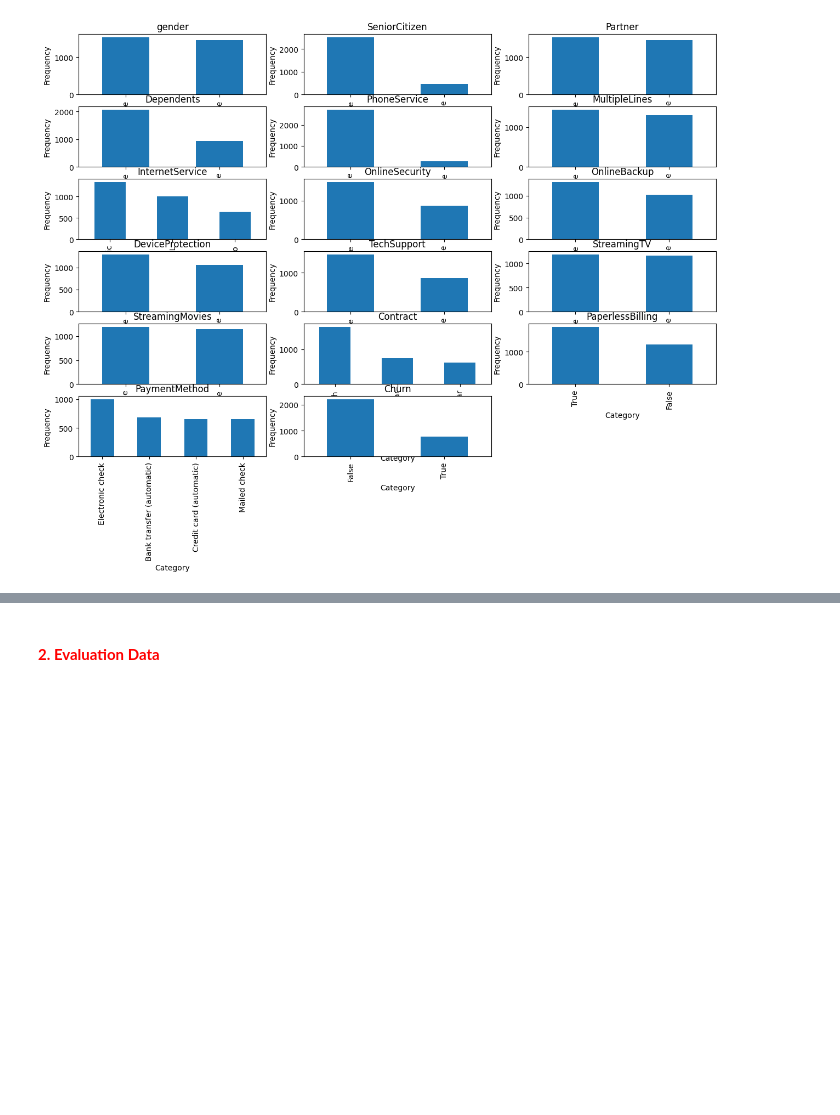
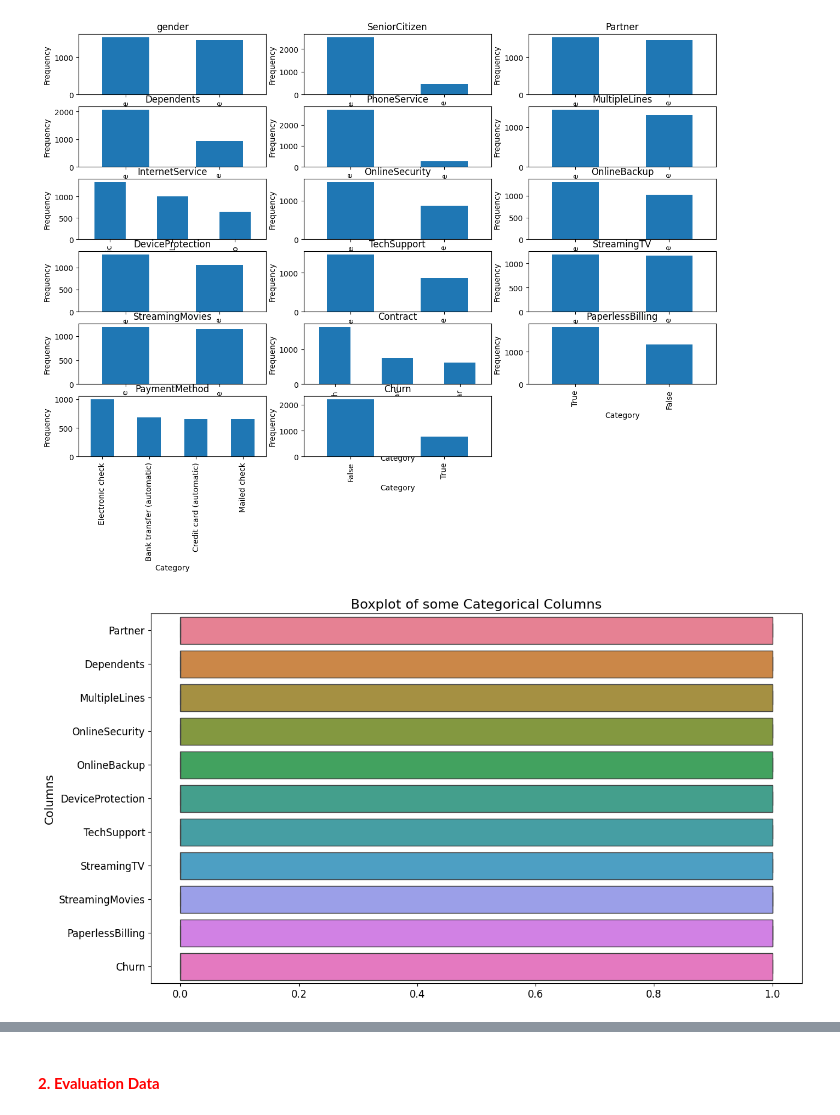
Before and after one commit to Ogoms/Customer-Churn-Prediction, a Jupyter notebook: Notebook/main.ipynb, the cells around one changed output, grey strips where cells are left out. Saved outputs shown, nothing was run; the diff lists cells and outputs as text; code cells hidden in the pictures; blank space fills up the shorter version.

```diff
--- a/Notebook/main.ipynb
+++ b/Notebook/main.ipynb
@@ -260,3 +270,14 @@ plt.tight_layout()
 plt.show()
 # %% [output]
 [figure]
+# %%
+# Check for outliers
+
+plt.figure(figsize=(14, 8))
+plt.title("Boxplot of some Categorical Columns", fontsize=16)
+sns.boxplot(train_data.drop(['TotalCharges', 'MonthlyCharges','tenure','SeniorCitizen','PhoneService'], axis=1), orient = 'h', showfliers=True)
+plt.ylabel("Columns", fontsize=14)
+plt.tick_params(labelsize=12)
+plt.show()
+# %% [output]
+[figure, added]
```
Also changed, not shown: parts of 27 cells of this notebook.
